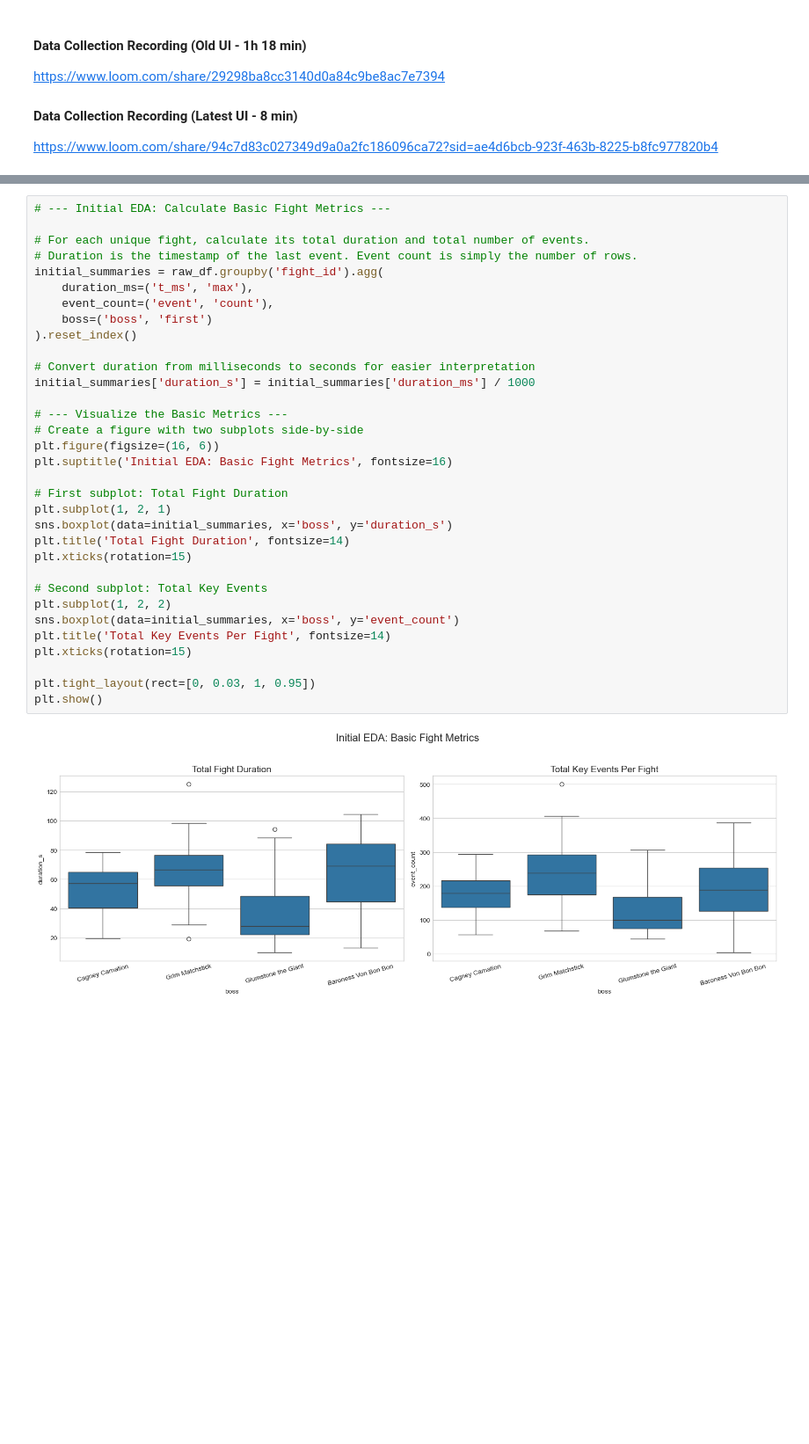
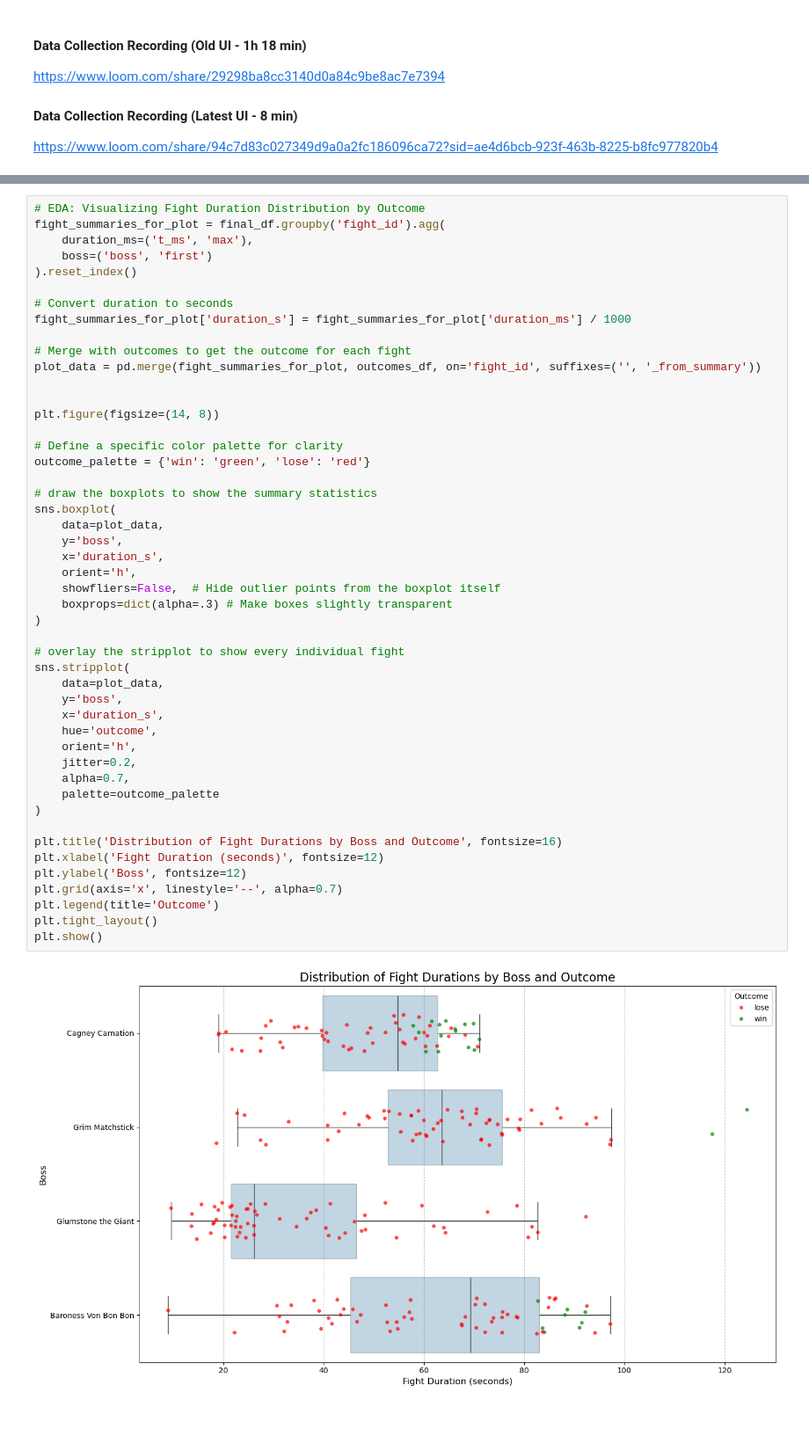
Before and after one commit to ddanakim0304/CS156-Assignment-1, a Jupyter notebook: Assignment/assignment1.ipynb, the cells around one changed output, grey strips where cells are left out. Shown at 88% size. Saved outputs shown, nothing was run; the diff lists cells and outputs as text; blank space fills up the shorter version.

Commit message:
update plot

```diff
--- a/Assignment/assignment1.ipynb
+++ b/Assignment/assignment1.ipynb
@@ -127,37 +336,52 @@ With the raw event data loaded, the next step is to transform it into a machine-
 # %%
-# --- Initial EDA: Calculate Basic Fight Metrics ---
-
-# For each unique fight, calculate its total duration and total number of events.
-# Duration is the timestamp of the last event. Event count is simply the number of rows.
-initial_summaries = raw_df.groupby('fight_id').agg(
+# EDA: Visualizing Fight Duration Distribution by Outcome
+fight_summaries_for_plot = final_df.groupby('fight_id').agg(
     duration_ms=('t_ms', 'max'),
-    event_count=('event', 'count'),
     boss=('boss', 'first')
 ).reset_index()
 
-# Convert duration from milliseconds to seconds for easier interpretation
-initial_summaries['duration_s'] = initial_summaries['duration_ms'] / 1000
+# Convert duration to seconds
+fight_summaries_for_plot['duration_s'] = fight_summaries_for_plot['duration_ms'] / 1000
 
-# --- Visualize the Basic Metrics ---
-# Create a figure with two subplots side-by-side
-plt.figure(figsize=(16, 6))
-plt.suptitle('Initial EDA: Basic Fight Metrics', fontsize=16)
+# Merge with outcomes to get the outcome for each fight
+plot_data = pd.merge(fight_summaries_for_plot, outcomes_df, on='fight_id', suffixes=('', '_from_summary'))
 
-# First subplot: Total Fight Duration
-plt.subplot(1, 2, 1)
-sns.boxplot(data=initial_summaries, x='boss', y='duration_s')
-plt.title('Total Fight Duration', fontsize=14)
-plt.xticks(rotation=15)
 
-# Second subplot: Total Key Events
-plt.subplot(1, 2, 2)
-sns.boxplot(data=initial_summaries, x='boss', y='event_count')
-plt.title('Total Key Events Per Fight', fontsize=14)
-plt.xticks(rotation=15)
+plt.figure(figsize=(14, 8))
 
-plt.tight_layout(rect=[0, 0.03, 1, 0.95])
+# Define a specific color palette for clarity
+outcome_palette = {'win': 'green', 'lose': 'red'}
+
+# draw the boxplots to show the summary statistics
+sns.boxplot(
+    data=plot_data,
+    y='boss',
+    x='duration_s',
+    orient='h',
+    showfliers=False,  # Hide outlier points from the boxplot itself
+    boxprops=dict(alpha=.3) # Make boxes slightly transparent
+)
+
+# overlay the stripplot to show every individual fight
+sns.stripplot(
+    data=plot_data,
+    y='boss',
+    x='duration_s',
+    hue='outcome',
+    orient='h',
+    jitter=0.2,
+    alpha=0.7,
+    palette=outcome_palette
+)
+
+plt.title('Distribution of Fight Durations by Boss and Outcome', fontsize=16)
+plt.xlabel('Fight Duration (seconds)', fontsize=12)
+plt.ylabel('Boss', fontsize=12)
+plt.grid(axis='x', linestyle='--', alpha=0.7)
+plt.legend(title='Outcome')
+plt.tight_layout()
 plt.show()
 # %% [output]
-[figure, old version]
+[figure, new version]
 # %% [markdown]
 #
```
Also changed, not shown: parts of 19 cells of this notebook, 1 other file.
